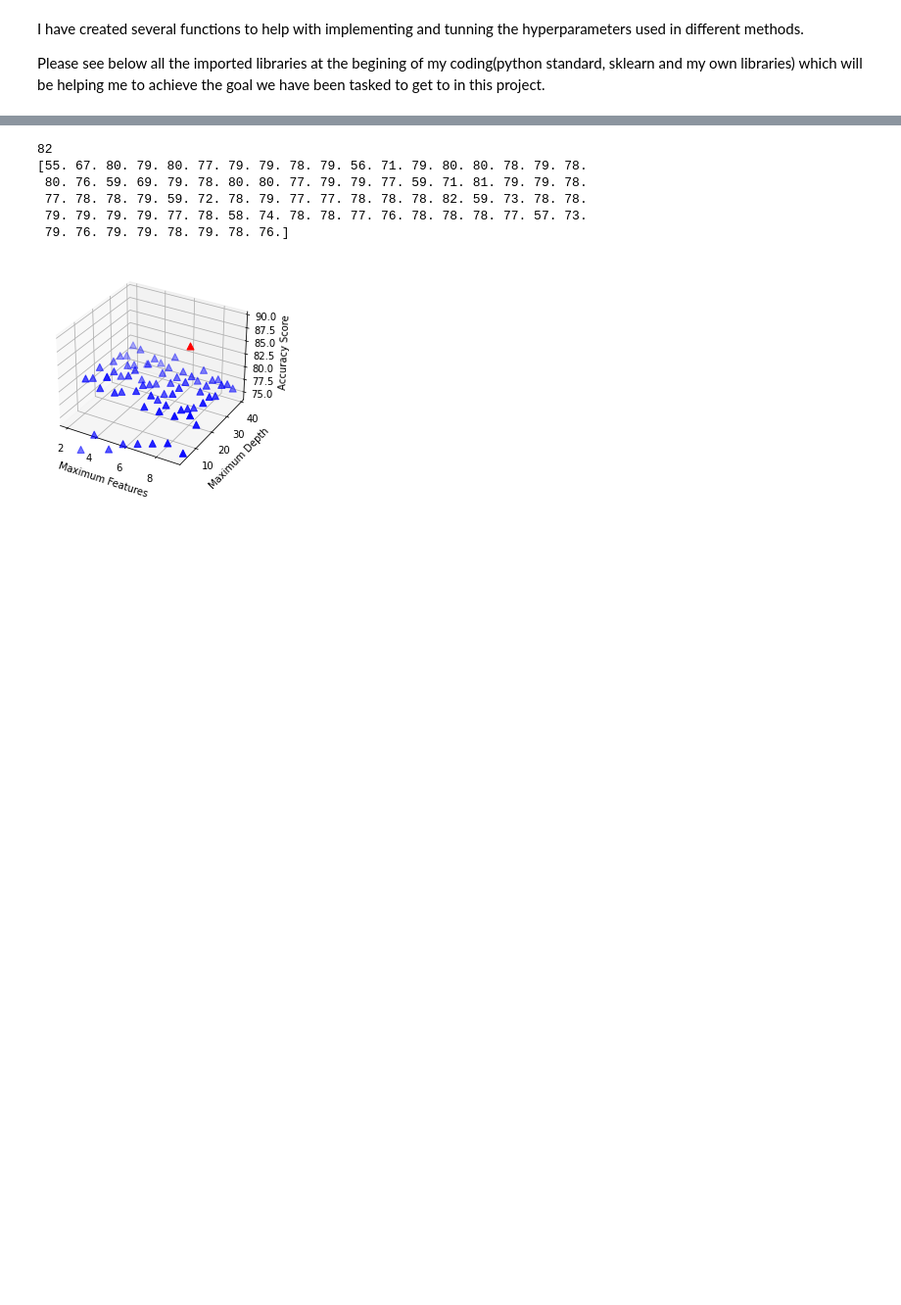
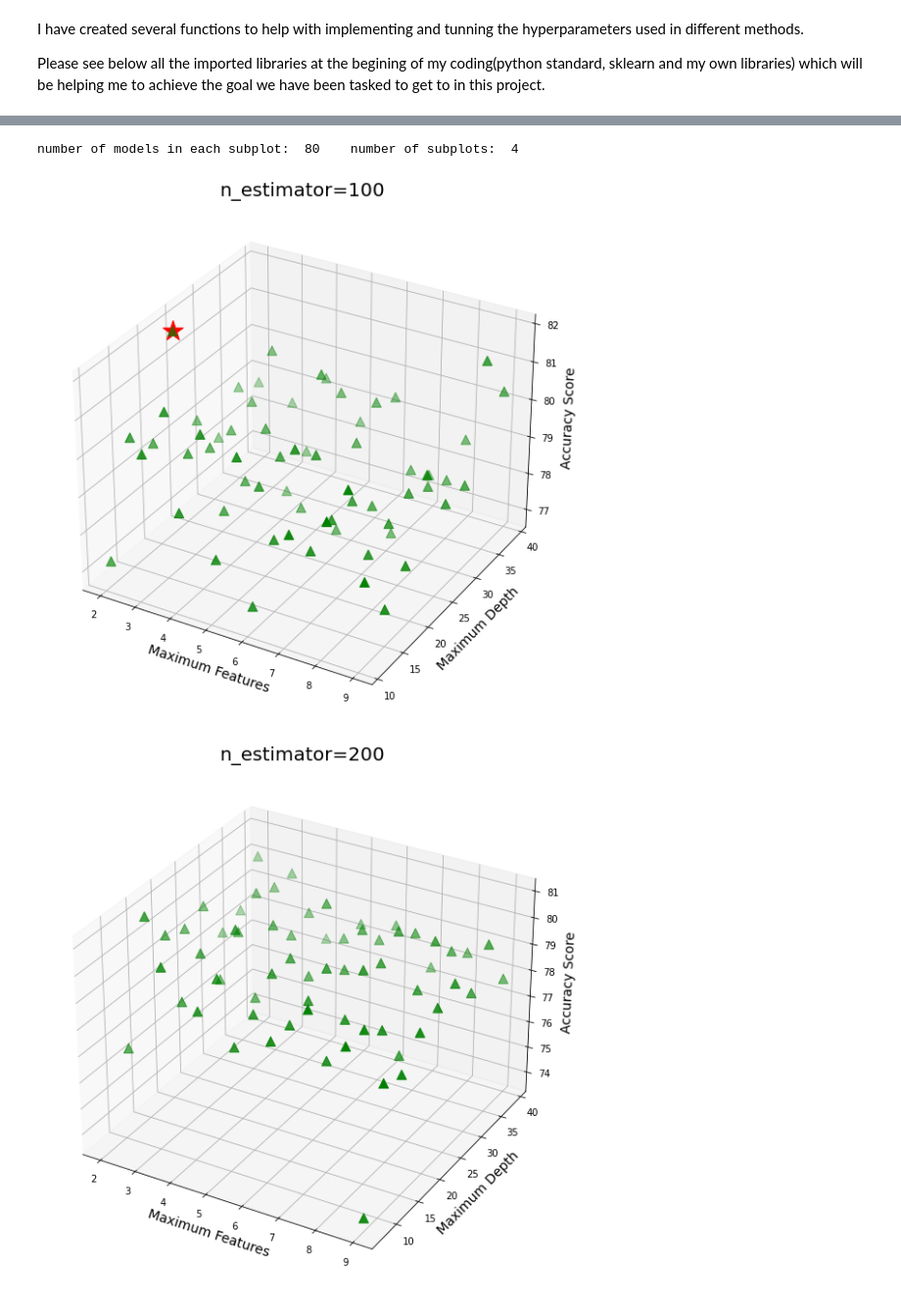
Before and after one commit to Farhad1353/Ensemble-Predicting_Products-Quality, a Jupyter notebook: RF_ist_stage.ipynb, the cells around one changed output, grey strips where cells are left out. Shown: that part at 98% size. Drawn from its saved outputs; the diff is of its cells as text; code cells hidden in the pictures; blank space fills up the shorter version.

Commit message:
implementing 3D scatter

```diff
--- a/RF_ist_stage.ipynb
+++ b/RF_ist_stage.ipynb
@@ -65,10 +65,8 @@ max_depth_starting_point = 3    # setting the range for max_depth for different
 max_depth_ending_point = 40
 max_depth_step_size = 4
 
-RF_hyper_param_array = \
-    hyper_3param_array(n_estimator_strarting_point, n_estimator_ending_point, n_estimator_step_size, \
-                       max_features_starting_point, max_features_ending_point, max_features_step_size, \
-                       max_depth_starting_point, max_depth_ending_point, max_depth_step_size )
+RF_hyper_param_array = hyper_3param_array(n_estimator_strarting_point,n_estimator_ending_point, n_estimator_step_size, max_features_starting_point, max_features_ending_point, max_features_step_size, max_depth_starting_point, max_depth_ending_point, max_depth_step_size)
+RF_score_array = np.ones((RF_hyper_param_array.shape[0],1))
 # %%
 ### training and testing(through validation sets) all the RandomForest models
 for RF_idx in trange(len(RF_hyper_param_array)):
@@ -78,6 +76,6 @@ for RF_idx in trange(len(RF_hyper_param_array)):
     randomforestregressor.fit(X_train, Y_train)  # fitting the train arrays to each RandomForest model
     Y_prediction = np.around(randomforestregressor.predict(X_validation)) #predicting using the validation set
     regr_score_randomforest = accuracy_score(Y_validation, Y_prediction) #accuaracy score for each model
-    RF_hyper_param_array[RF_idx,3] = regr_score_randomforest * 100
+    RF_score_array[RF_idx,0] = regr_score_randomforest * 100
 
-max_index = np.argmax(RF_hyper_param_array[:,3])
+max_index = np.argmax(RF_score_array[:,0])
@@ -112,42 +107,34 @@ Best model has a score of  82 %
+# %%
+
+number_of_subplots = int(((n_estimator_ending_point + n_estimator_step_size - n_estimator_strarting_point-1)/n_estimator_step_size))
+models_in_each_plot = int(len(RF_hyper_param_array)/number_of_subplots)
+print("number of models in each subplot: ",models_in_each_plot, "   number of subplots: ", number_of_subplots)
+# %% [output]
+number of models in each subplot:  80    number of subplots:  4
 # %%
-
-fig = plt.figure()
-ax = fig.add_subplot(111, projection='3d')
-
-n = 100
-X = np.zeros((80,))
-for i in range(80):
-    X[i] = RF_hyper_param_array[i,1]
-Y = np.zeros((80,))
-for i in range(80):
-    Y[i] = RF_hyper_param_array[i,2]
-Z = np.zeros((80,))
-for i in range(80):
-    Z[i] = RF_hyper_param_array[i,3]
-
-
-
-
-ax.set_xlabel('Maximum Features')
-ax.set_ylabel('Maximum Depth')
-ax.set_zlabel('Accuracy Score')
-zmax = np.max(RF_hyper_param_array[:,3])
-print(zmax)
-print(Z)
-highest_scores = .98
-high_score =.95
-ax.scatter(X[Z==zmax], Y[Z==zmax], Z[Z==zmax], marker='^',c="red", s=50)
-ax.scatter(X[Z<zmax*highest_scores], Y[Z<zmax*highest_scores], Z[Z<zmax*highest_scores], marker='^',c="blue", s=50)
-
-#ax.set_zlim(0.9*zmax,zmax*1.1)
-
-
+for subplot_idx in range(number_of_subplots):
+    fig = plt.figure(figsize=(10,10))
+    ax = fig.add_subplot(111, projection='3d')
+    X = np.zeros((models_in_each_plot,))
+    for i in range(models_in_each_plot):
+        X[i] = RF_hyper_param_array[i+subplot_idx*models_in_each_plot,1]
+    Y = np.zeros((models_in_each_plot,))
+    for i in range(models_in_each_plot):
+        Y[i] = RF_hyper_param_array[i+subplot_idx*models_in_each_plot,2]
+    Z = np.zeros((models_in_each_plot,))
+    for i in range(models_in_each_plot):
+        Z[i] = RF_score_array[i+subplot_idx*models_in_each_plot,0]
+    ax.set_xlabel('Maximum Features', fontsize=14)
+    ax.set_ylabel('Maximum Depth', fontsize=14)
+    ax.set_zlabel('Accuracy Score', fontsize=14)
+    zmax = np.max(RF_score_array[:,0])
+    high_score =.9
+    #fig.suptitle('n_estimator=%i' %(n_estimator_strarting_point+n_estimator_step_size*subplot_idx))
+    ax.set_title('n_estimator=%i' %(n_estimator_strarting_point+n_estimator_step_size*subplot_idx), fontsize =20)
+    ax.scatter(X[Z>zmax*high_score], Y[Z>zmax*high_score], Z[Z>zmax*high_score], marker='^',c="green", s=100)
+    ax.scatter(X[Z==zmax], Y[Z==zmax], Z[Z==zmax], marker='*',c="red", s=500)
+    #print("\n\n")
 plt.show()
 # %% [output]
-82
-[55. 67. 80. 79. 80. 77. 79. 79. 78. 79. 56. 71. 79. 80. 80. 78. 79. 78.
- 80. 76. 59. 69. 79. 78. 80. 80. 77. 79. 79. 77. 59. 71. 81. 79. 79. 78.
- 77. 78. 78. 79. 59. 72. 78. 79. 77. 77. 78. 78. 78. 82. 59. 73. 78. 78.
- 79. 79. 79. 79. 77. 78. 58. 74. 78. 78. 77. 76. 78. 78. 78. 77. 57. 73.
- 79. 76. 79. 79. 78. 79. 78. 76.]
-[figure, old version]
+[figure, new version]
+[figure, added]
```
Also changed, not shown: parts of 3 cells of this notebook, 2 other files.
